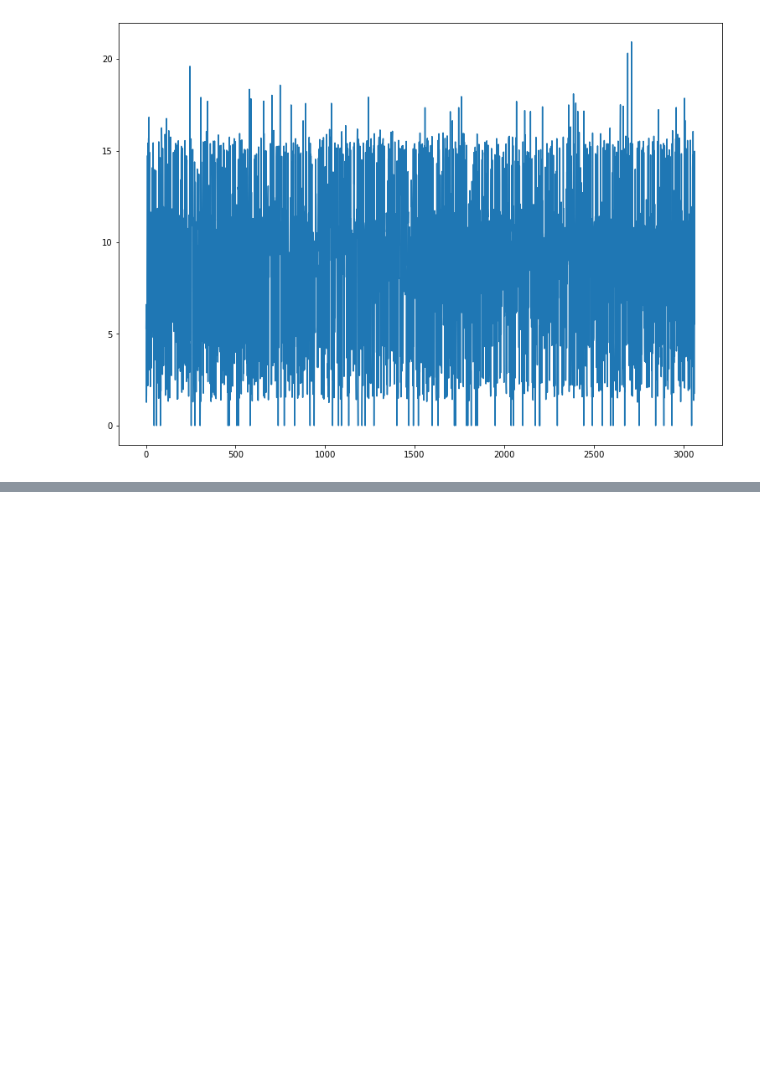
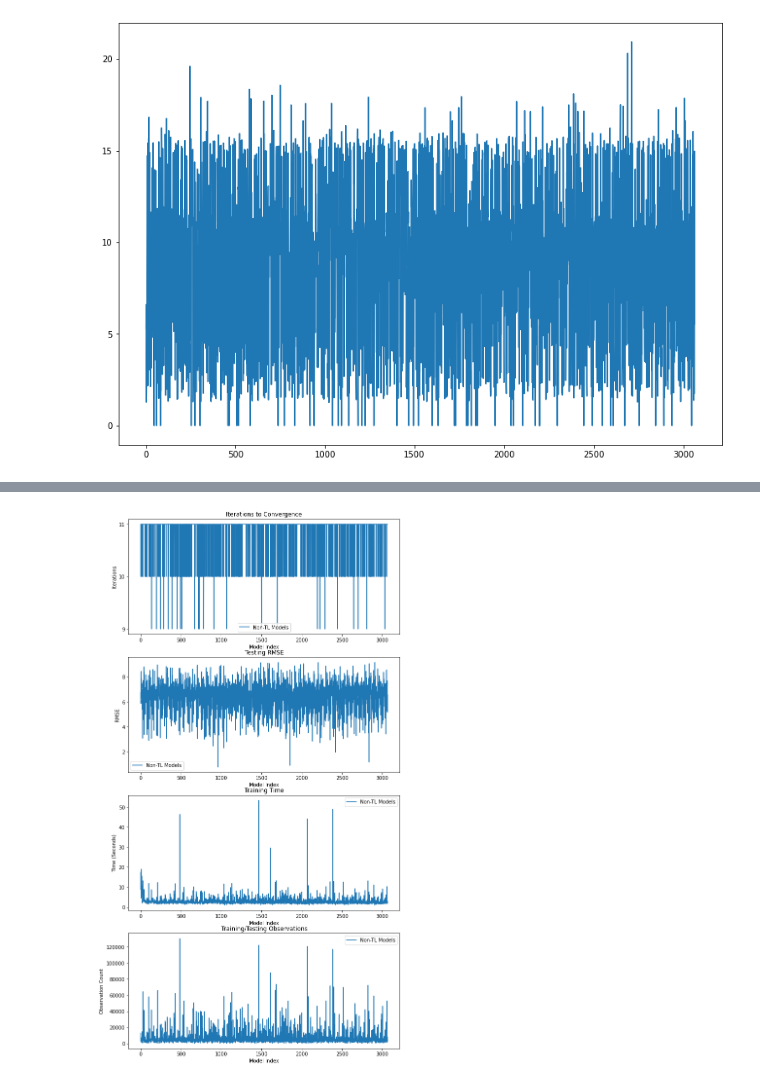
Before and after one commit to menuka94/transfer-learning, a Jupyter notebook: Job_Profiling.ipynb, the cells around one changed output, grey strips where cells are left out. Drawn from its saved outputs; the diff is of its cells as text; code cells hidden in the pictures; blank space fills up the shorter version.

```diff
--- a/Job_Profiling.ipynb
+++ b/Job_Profiling.ipynb
@@ -379,3 +379,6 @@ plt.plot(X2,Y2, "g-")
 plt.xlabel("Relative Humidity Percent")
 plt.ylabel("Temperature Kelvin")
 plt.show()
+# %%
+no_tl_seq_df = pd.read_csv("experiment_data/job_profiles/no_tl_model_stats.csv", header=0)
+no_tl_seq_df
@@ -381,0 +399,42 @@ plt.show()
+# %%
+import math
+
+# Create a figure
+figure, axis = plt.subplots(4, 1, figsize=(10,20))
+
+
+# For Iterations
+
+yint = range(min(no_tl_seq_df["iterations"].to_list()), math.ceil(max(no_tl_seq_df["iterations"].to_list()))+1)
+axis[0].plot(no_tl_seq_df["iterations"].to_list(), "-", label="Non-TL Models")
+axis[0].set_title("Iterations to Convergence")
+axis[0].set_ylabel("Iterations")
+axis[0].set_xlabel("Model Index")
+axis[0].set_yticks(yint)
+axis[0].legend()
+
+# For RMSE
+axis[1].plot(no_tl_seq_df["rmse"].to_list(), "-", label="Non-TL Models")
+axis[1].set_title("Testing RMSE")
+axis[1].set_ylabel("RMSE")
+axis[1].set_xlabel("Model Index")
+axis[1].legend()
+
+
+# For Time
+axis[2].plot( (no_tl_seq_df["time_ms"] / 1000.0).to_list(), "-", label="Non-TL Models")
+axis[2].set_title("Training Time")
+axis[2].set_ylabel("Time (Seconds)")
+axis[2].set_xlabel("Model Index")
+axis[2].legend()
+
+# # For Time
+axis[3].plot( no_tl_seq_df["num_records"].to_list(), "-", label="Non-TL Models")
+axis[3].set_title("Training/Testing Observations")
+axis[3].set_ylabel("Observation Count")
+axis[3].set_xlabel("Model Index")
+axis[3].legend()
+
+plt.show()
+# %% [output]
+[figure, added]
```
Also changed, not shown: parts of 1 cell of this notebook, 55 other files.
